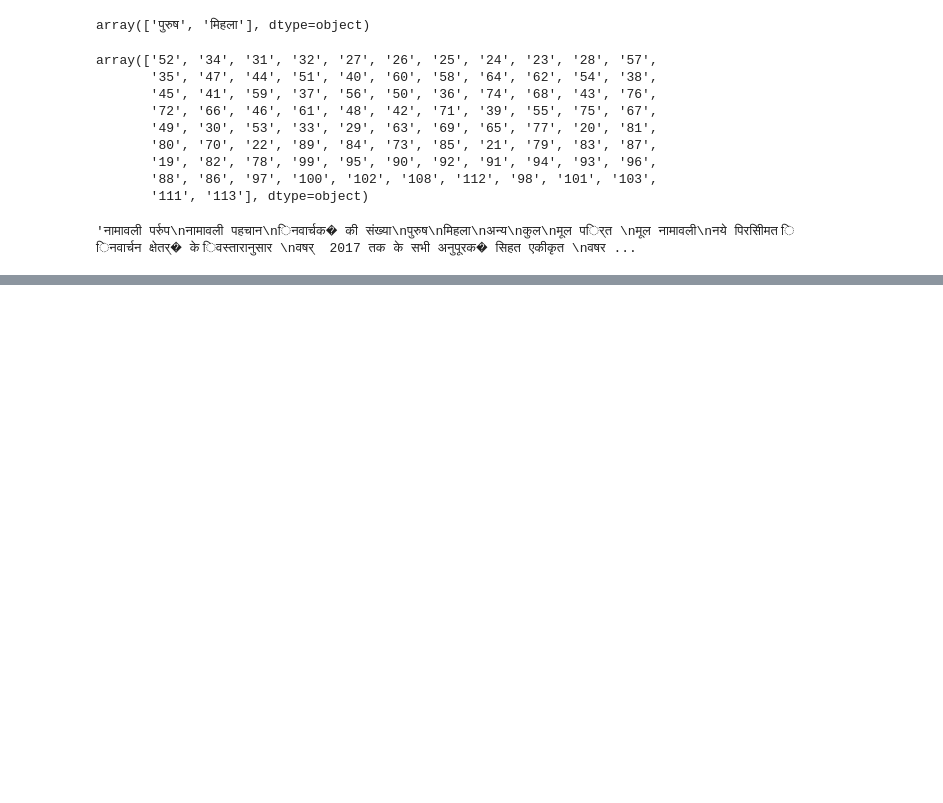
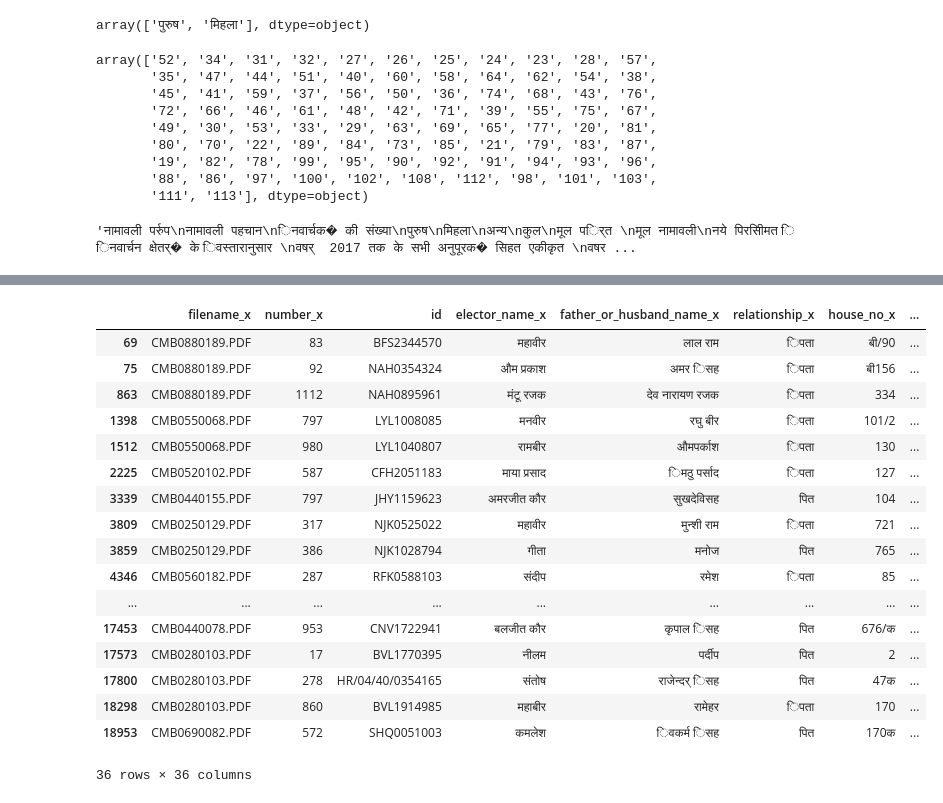
Before and after one commit to in-rolls/parse_searchable_rolls, a Jupyter notebook: scripts/haryana.ipynb, the cells around one changed output, grey strips where cells are left out. Cells and saved outputs as stored; diff of their text form; code cells hidden in the pictures; blank space fills up the shorter version.

```diff
--- a/scripts/haryana.ipynb
+++ b/scripts/haryana.ipynb
@@ -115,0 +293,3 @@ text
+# %%
+df2 = pd.read_csv('../../parse_in_rolls/csvs/Haryana_final.csv')
+df2
@@ -115,0 +310,3 @@ text
+# %%
+df2.id = df2.id.str.strip()
+df2
@@ -115,0 +327,3 @@ text
+# %%
+df2.elector_name = df2.elector_name.str.strip()
+df2
@@ -115,0 +360,3 @@ text
+# %%
+df3 = df.merge(df2, on='id')
+df3
@@ -115,0 +377,21 @@ text
+# %%
+df3[df3.elector_name_x==df3.elector_name_y]
+# %% [output]
+|  | filename_x | number_x | id | elector_name_x | father_or_husband_name_x | relationship_x | house_no_x | ... |
+| 69 | CMB0880189.PDF | 83 | BFS2344570 | महावीर | लाल राम | िपता | बी/90 | ... |
+| 75 | CMB0880189.PDF | 92 | NAH0354324 | औम प्रकाश | अमर िसह | िपता | बी156 | ... |
+| 863 | CMB0880189.PDF | 1112 | NAH0895961 | मंटू रजक | देव नारायण रजक | िपता | 334 | ... |
+| 1398 | CMB0550068.PDF | 797 | LYL1008085 | मनवीर | रघु बीर | िपता | 101/2 | ... |
+| 1512 | CMB0550068.PDF | 980 | LYL1040807 | रामबीर | औमपर्काश | िपता | 130 | ... |
+| 2225 | CMB0520102.PDF | 587 | CFH2051183 | माया प्रसाद | िमठु पर्साद | िपता | 127 | ... |
+| 3339 | CMB0440155.PDF | 797 | JHY1159623 | अमरजीत कौर | सुखदेविसह | पित | 104 | ... |
+| 3809 | CMB0250129.PDF | 317 | NJK0525022 | महावीर | मुन्शी राम | िपता | 721 | ... |
+| 3859 | CMB0250129.PDF | 386 | NJK1028794 | गीता | मनोज | पित | 765 | ... |
+| 4346 | CMB0560182.PDF | 287 | RFK0588103 | संदीप | रमेश | िपता | 85 | ... |
+| ... | ... | ... | ... | ... | ... | ... | ... | ... |
+| 17453 | CMB0440078.PDF | 953 | CNV1722941 | बलजीत कौर | कृपाल िसह | पित | 676/क | ... |
+| 17573 | CMB0280103.PDF | 17 | BVL1770395 | नीलम | पर्दीप | पित | 2 | ... |
+| 17800 | CMB0280103.PDF | 278 | HR/04/40/0354165 | संतोष | राजेन्दर् िसह | पित | 47क | ... |
+| 18298 | CMB0280103.PDF | 860 | BVL1914985 | महाबीर | रामेहर | िपता | 170 | ... |
+| 18953 | CMB0690082.PDF | 572 | SHQ0051003 | कमलेश | िवकर्म िसह | पित | 170क | ... |
+36 rows × 36 columns
```
Also changed, not shown: parts of 32 cells of this notebook, 1 other file.
